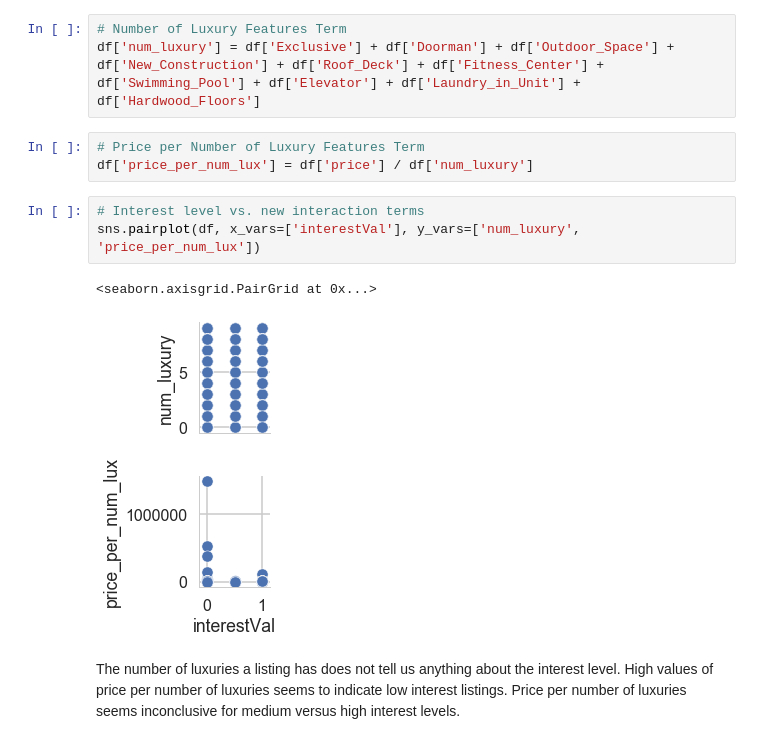
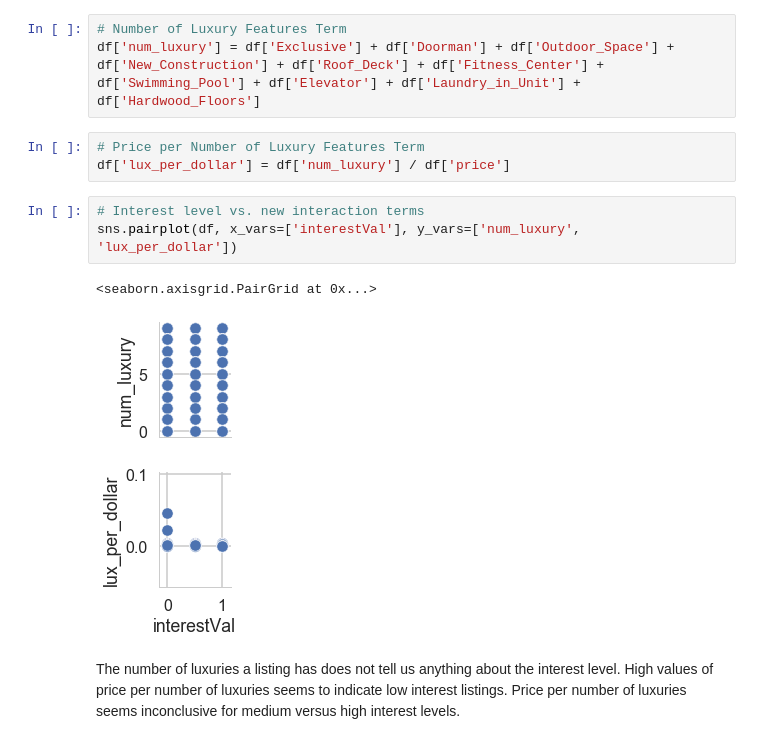
Before and after one commit to bfine9618/PredictingInterestLevel, a Jupyter notebook: Brooke_Interaction_Terms.ipynb, the cells around one changed output. Saved outputs shown, nothing was run; the diff lists cells and outputs as text.

```diff
--- a/Brooke_Interaction_Terms.ipynb
+++ b/Brooke_Interaction_Terms.ipynb
@@ -103,13 +103,13 @@ It is interesting that a higher number of features doesn't seem to indicate more
 df['num_luxury'] = df['Exclusive'] + df['Doorman'] + df['Outdoor_Space'] + df['New_Construction'] + df['Roof_Deck'] + df['Fitness_Center'] + df['Swimming_Pool'] + df['Elevator'] + df['Laundry_in_Unit'] + df['Hardwood_Floors']
 # %%
 # Price per Number of Luxury Features Term
-df['price_per_num_lux'] = df['price'] / df['num_luxury']
+df['lux_per_dollar'] = df['num_luxury'] / df['price']
 # %%
 # Interest level vs. new interaction terms
-sns.pairplot(df, x_vars=['interestVal'], y_vars=['num_luxury', 'price_per_num_lux'])
+sns.pairplot(df, x_vars=['interestVal'], y_vars=['num_luxury', 'lux_per_dollar'])
 # %% [output]
 <seaborn.axisgrid.PairGrid at 0x...>
-[figure, old version]
+[figure, new version]
 # %% [markdown]
 The number of luxuries a listing has does not tell us anything about the interest level.  High values of price per number of luxuries seems to indicate low interest listings.  Price per number of luxuries seems inconclusive for medium versus high interest levels.
 # %%
```
Also changed, not shown: parts of 5 cells of this notebook, 1 other file.
